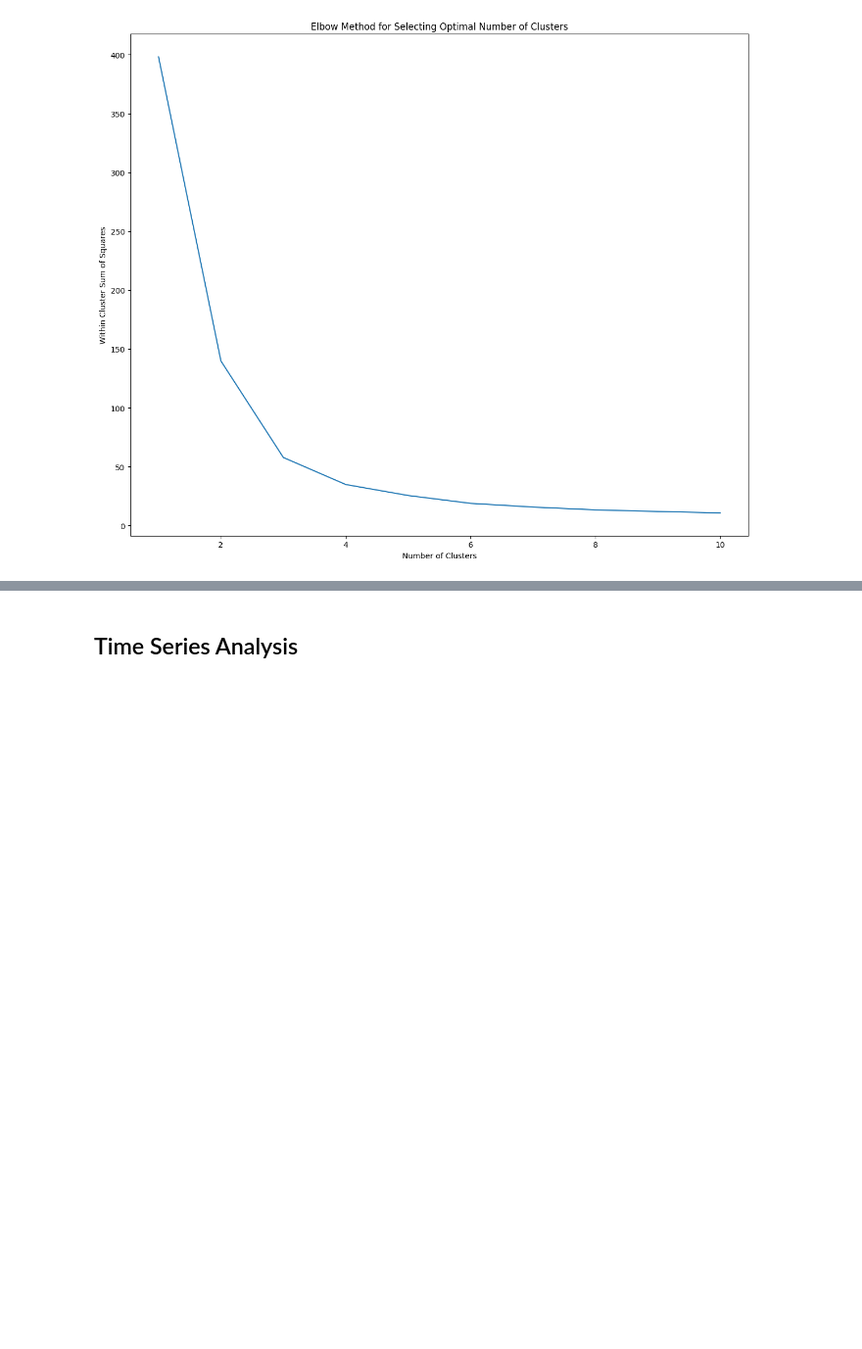
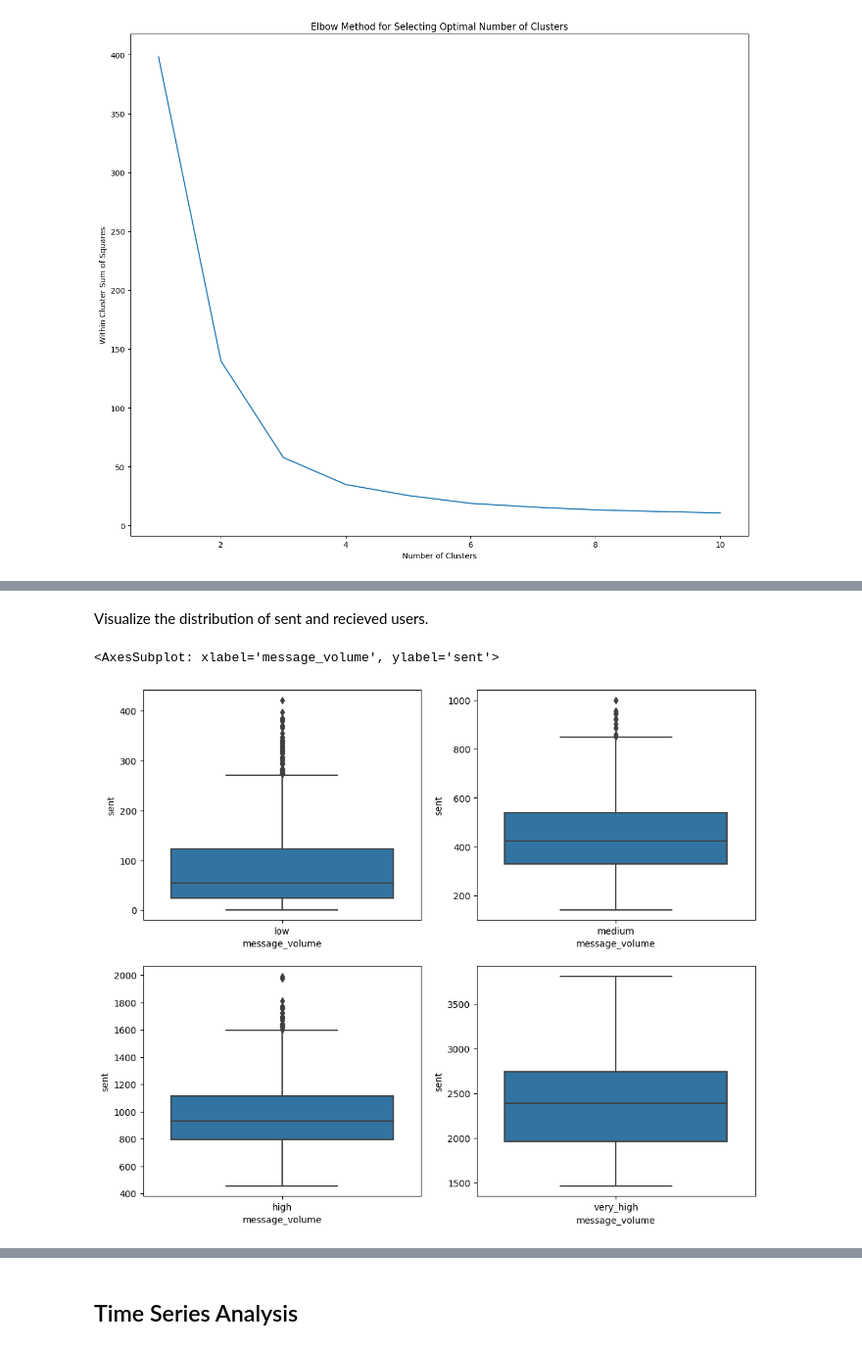
Before and after one commit to benkarabinus/nerdy_data_stuff, a Jupyter notebook: DU/COMP4449/FinalProject/Notebooks/FinalProjectEDA.ipynb, the cells around one changed output, grey strips where cells are left out. Shown at 98% size. Saved outputs shown, nothing was run; the diff lists cells and outputs as text; code cells hidden in the pictures; blank space fills up the shorter version.

```diff
--- a/DU/COMP4449/FinalProject/Notebooks/FinalProjectEDA.ipynb
+++ b/DU/COMP4449/FinalProject/Notebooks/FinalProjectEDA.ipynb
@@ -615,10 +596,10 @@ conditions = [
 ]
 # create select values
 values = [
-    'medium',
+    'low',
+    'high',
     'very_high',
-    'low',
-    'high'
+    'medium'
 ]
 # apply select to the data
 message_volume['message_volume'] = np.select(conditions, values)
@@ -628,3 +609,20 @@ message_volume.drop(columns=['cluster_labels'], inplace=True)
 message_volume_outliers['message_volume'] =['extreme', 'extreme']
 # add outliers bacck to labeleed dataframe
 message_volume = pd.concat([message_volume, message_volume_outliers])
+# %% [markdown]
+Visualize the distribution of sent and recieved users.
+# %%
+"""plot the distribution of sent messages by volume label"""
+
+fig, ax = plt.subplots(2, 2, figsize=(12, 10))
+low_volume_senders = message_volume[message_volume['message_volume'] == 'low']
+sns.boxplot(data=low_volume_senders, y='sent', x='message_volume', ax=ax[0, 0])
+medium_volume_senders = message_volume[message_volume['message_volume'] == 'medium']
+sns.boxplot(data=medium_volume_senders, y='sent', x='message_volume', ax=ax[0, 1])
+high_volume_senders = message_volume[message_volume['message_volume'] == 'high']
+sns.boxplot(data=high_volume_senders, y='sent', x='message_volume', ax=ax[1, 0])
+very_high_volume_senders = message_volume[message_volume['message_volume'] == 'very_high']
+sns.boxplot(data=very_high_volume_senders, y='sent', x='message_volume', ax=ax[1, 1])
+# %% [output]
+<AxesSubplot: xlabel='message_volume', ylabel='sent'>
+[figure, added]
```
Also changed, not shown: parts of 47 cells of this notebook.
